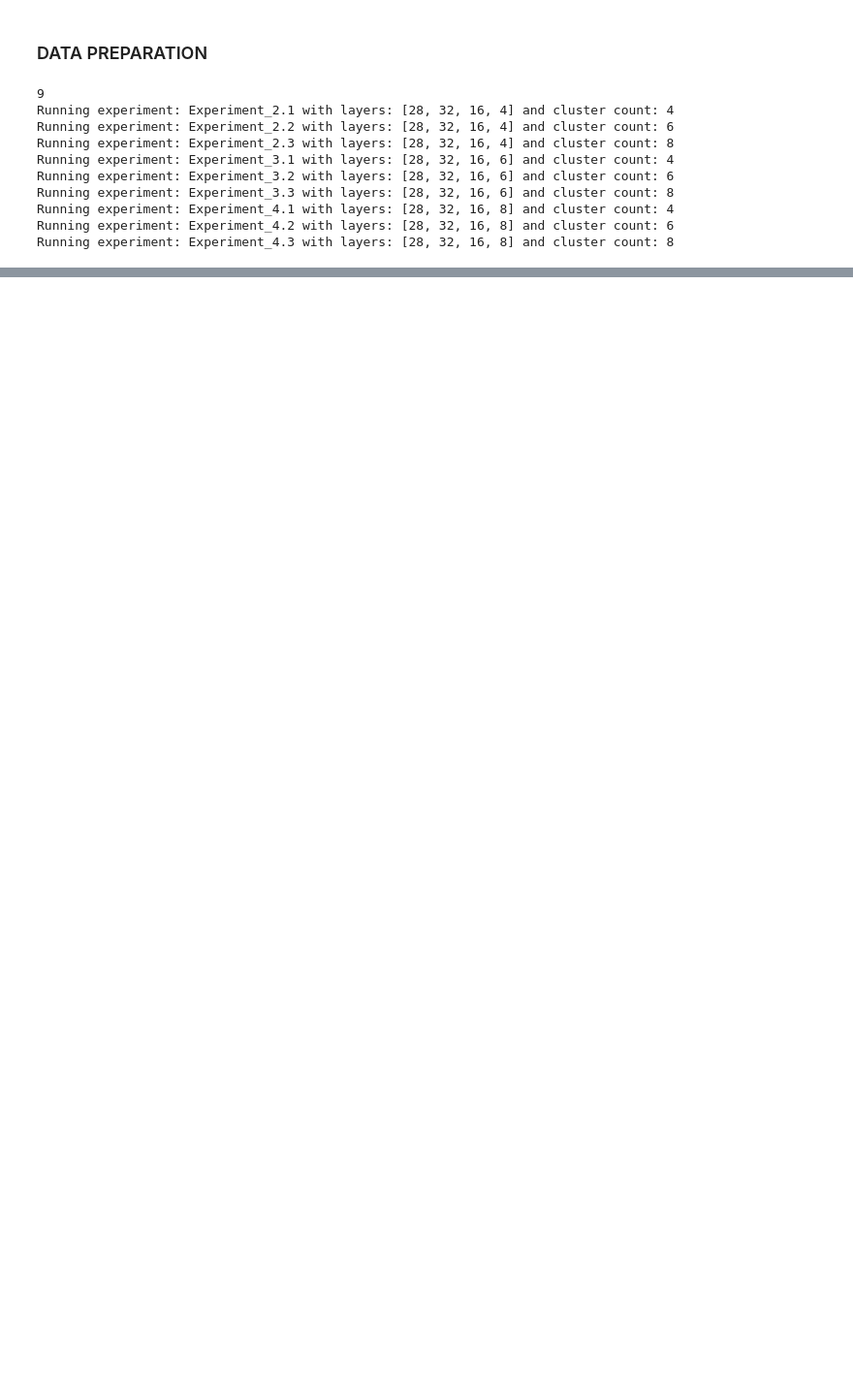
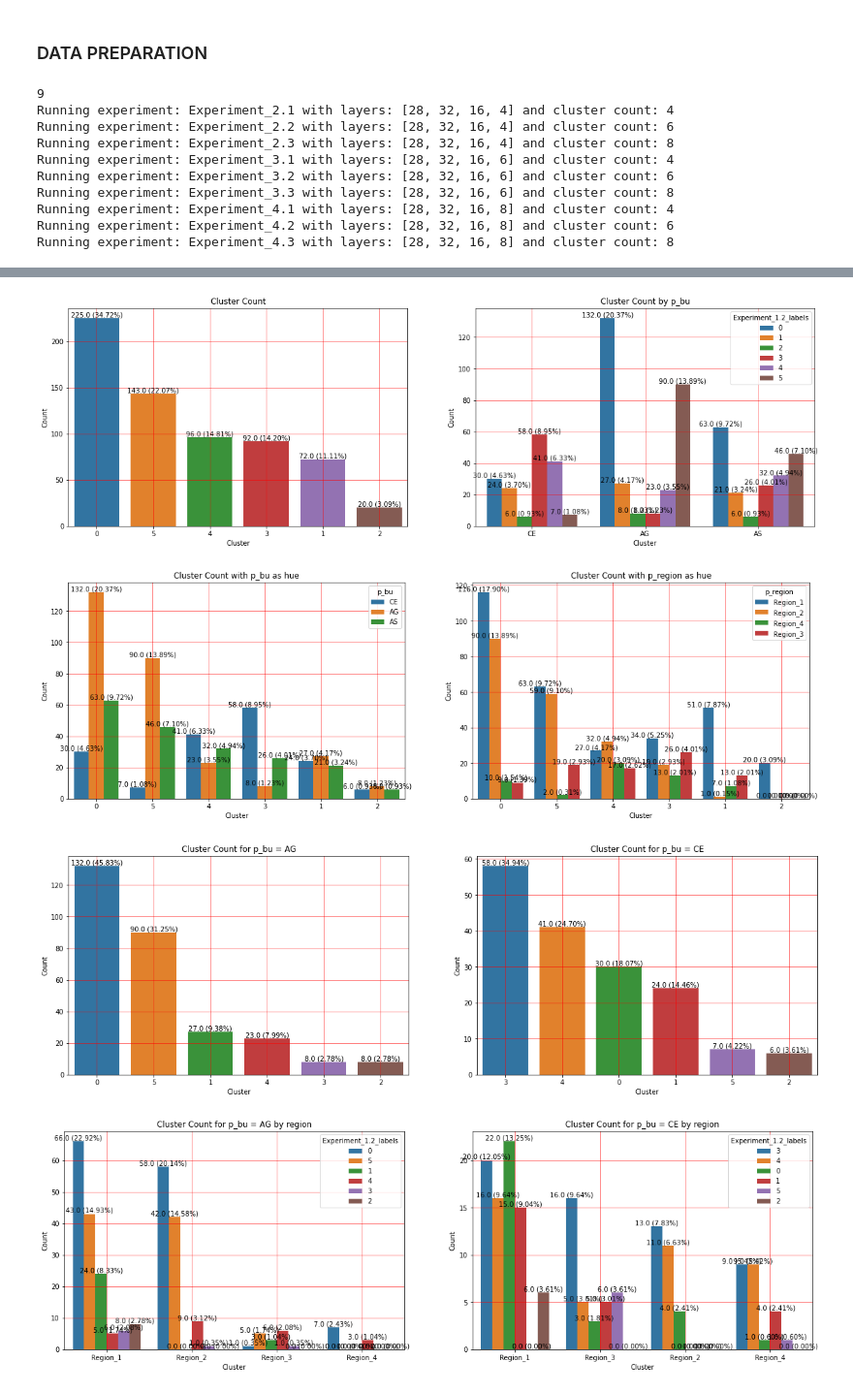
Before and after one commit to prasiyer/SKU_Clusters, a Jupyter notebook: Code/CMD_Cluster_Model.ipynb, the cells around one changed output, grey strips where cells are left out. Shown at 97% size. Drawn from its saved outputs; the diff is of its cells as text; code cells hidden in the pictures; blank space fills up the shorter version.

```diff
--- a/Code/CMD_Cluster_Model.ipynb
+++ b/Code/CMD_Cluster_Model.ipynb
@@ -192,0 +338,7 @@ experiment_results
+# %%
+plot_cluster_details(cmd_data, 'Experiment_1.2_labels', sku_count_bu)
+# %% [output]
+[figure, added]
+[figure, added]
+[figure, added]
+[figure, added]
```
Also changed, not shown: parts of 25 cells of this notebook.
